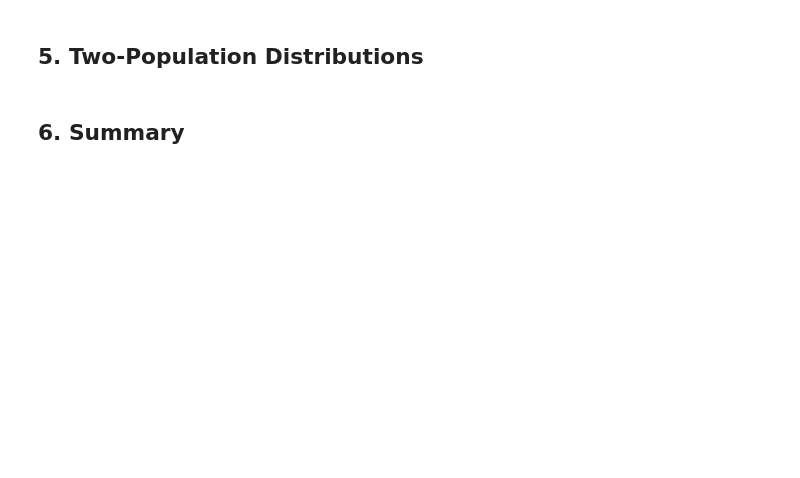
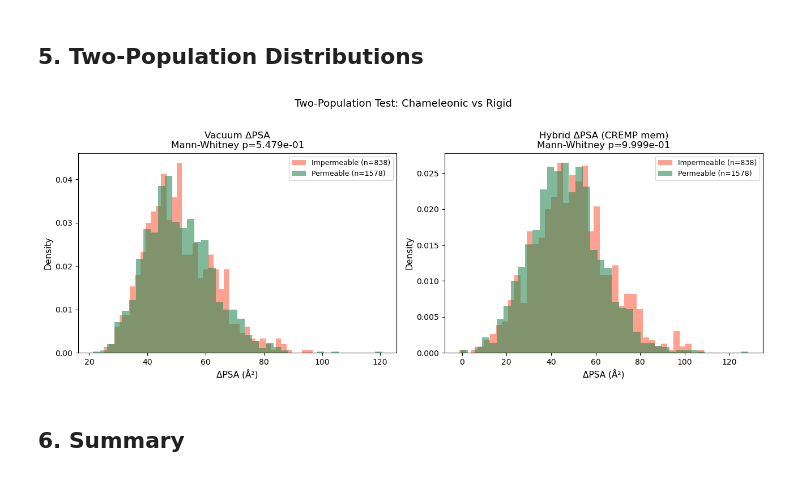
Before and after one commit to JorgeCarmona323/Chameleon_Predictor_local_workhorse, a Jupyter notebook: notebooks/cremp_benchmark.ipynb, the cells around one changed output. Saved outputs shown, nothing was run; the diff lists cells and outputs as text; code cells hidden in the pictures; blank space fills up the shorter version.

```diff
--- a/notebooks/cremp_benchmark.ipynb
+++ b/notebooks/cremp_benchmark.ipynb
@@ -192,27 +336,29 @@ plt.show()
 # %%
 fig, axes = plt.subplots(1, 2, figsize=(13, 5))
 
 perm   = merged[merged['permeable'] == 1]
 imperm = merged[merged['permeable'] == 0]
 
 for ax, col, title in [
-    (axes[0], 'delta_psa3d',      'Vacuum ΔPSA'),
+    (axes[0], 'delta_psa3d_vac',  'Vacuum ΔPSA'),
     (axes[1], 'hybrid_delta_psa', 'Hybrid ΔPSA (CREMP mem)'),
 ]:
     ax.hist(imperm[col].dropna(), bins=40, alpha=0.6, color='tomato',
             density=True, label=f'Impermeable (n={len(imperm[col].dropna())})')
     ax.hist(perm[col].dropna(),   bins=40, alpha=0.6, color='seagreen',
             density=True, label=f'Permeable (n={len(perm[col].dropna())})')
-    u, p = stats.mannwhitneyu(perm[col].dropna(), imperm[col].dropna(), alternative='greater')
+    u, p_val = stats.mannwhitneyu(perm[col].dropna(), imperm[col].dropna(), alternative='greater')
     ax.set_xlabel('ΔPSA (Å²)', fontsize=11)
     ax.set_ylabel('Density', fontsize=11)
-    ax.set_title(f'{title}\nMann-Whitney p={p:.3e}', fontsize=12)
+    ax.set_title(f'{title}\nMann-Whitney p={p_val:.3e}', fontsize=12)
     ax.legend(fontsize=9)
 
 plt.suptitle('Two-Population Test: Chameleonic vs Rigid', fontsize=13, y=1.02)
 plt.tight_layout()
 plt.savefig(RESULTS_DIR / 'figures' / 'cremp_two_population.png', dpi=150, bbox_inches='tight')
 plt.show()
+# %% [output]
+[figure, added]
 # %% [markdown]
 ## 6. Summary
 # %%
```
Also changed, not shown: parts of 12 cells of this notebook, 17 other files.
